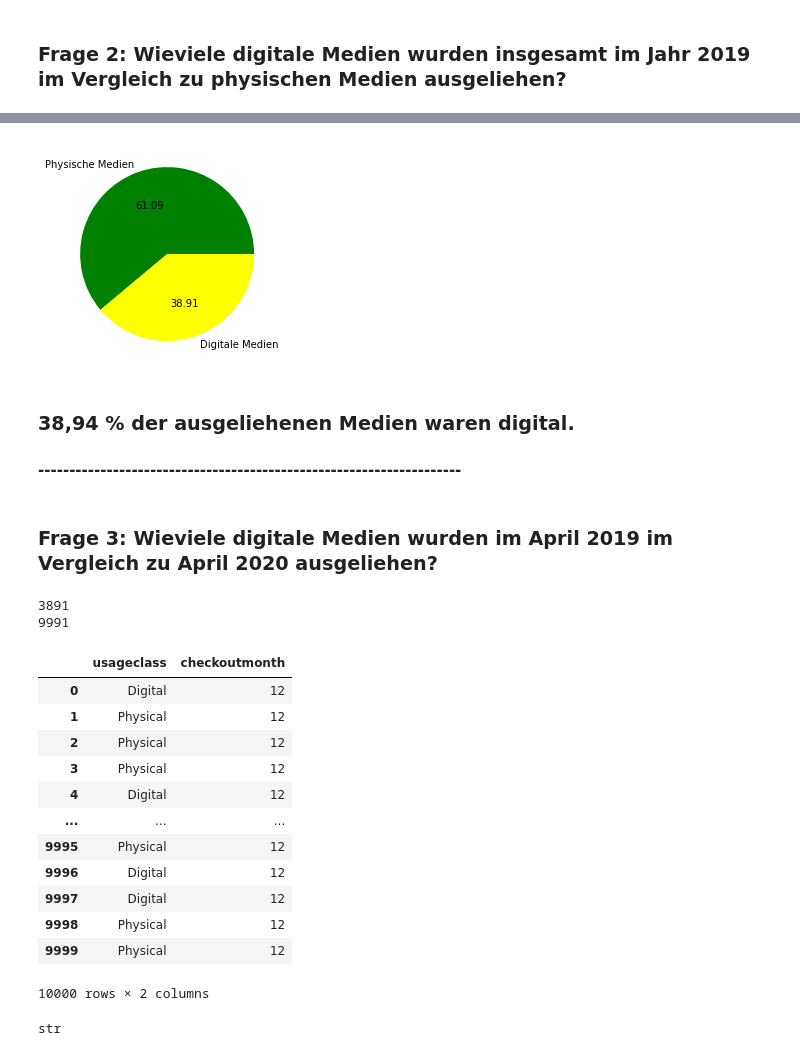
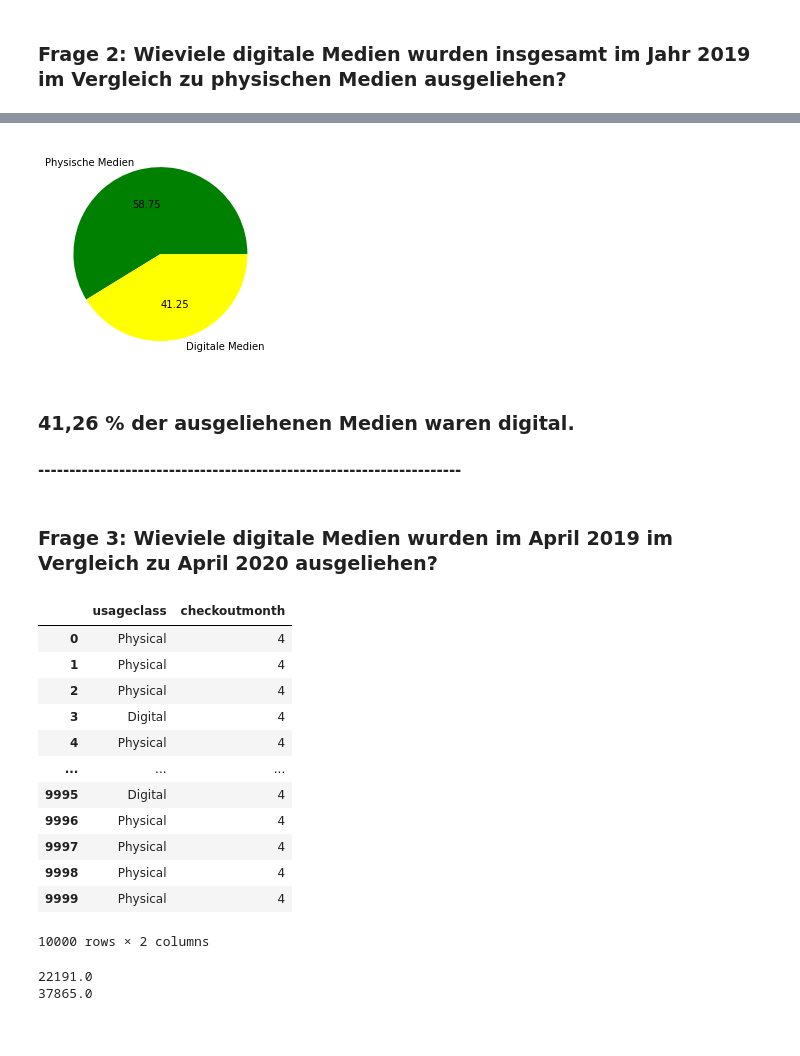
Before and after one commit to BLelgemann/WPM_T9-2, a Jupyter notebook: a2_python.ipynb, the cells around one changed output, grey strips where cells are left out. Cells and saved outputs as stored; diff of their text form; code cells hidden in the pictures.

Commit message:
Python-Script Gesamtzahl der Ausleihen berechnet

```diff
--- a/a2_python.ipynb
+++ b/a2_python.ipynb
@@ -169,19 +170,28 @@ digital_2019 = checkouts_2019[checkouts_2019['usageclass'] == 'Digital'].count()
+# %%
+# Zeilen rausfiltern mit where
+
+physisch_2019_filtered = checkouts_2019.where(checkouts_2019['usageclass'] == 'Physical')
+digital_2019_filtered = checkouts_2019.where(checkouts_2019['usageclass'] == 'Digital')
+# %%
+# die Spalte checkouts rausfiltern und summieren
+physischeausleihen = physisch_2019_filtered['checkouts'].sum()
+digitaleausleihen = digital_2019_filtered['checkouts'].sum()
 # %%
 # ... und stelle nun die prozentualen Anteile in einem Kuchendiagramm dar:
 
 # Farben und Beschriftung festlegen
 kuchenfarben = ['green', 'yellow']
 items = ['Physische Medien', 'Digitale Medien']
 
 # Kuchendiagramm plotten
-plt.pie([physisch_2019, digital_2019], colors = kuchenfarben, labels = items, autopct='%.2f')
+plt.pie([physischeausleihen, digitaleausleihen], colors = kuchenfarben, labels = items, autopct='%.2f')
 
 # ... und anzeigen lassen
 plt.show()
 # %% [output]
-[figure, old version]
+[figure, new version]
 # %% [markdown]
-### 38,94 % der ausgeliehenen Medien waren digital.
+### 41,26 % der ausgeliehenen Medien waren digital.
 #### --------------------------------------------------------------------
 # %% [markdown]
 ### Frage 3: Wieviele digitale Medien wurden im April 2019 im Vergleich zu April 2020 ausgeliehen?
@@ -193,33 +198,21 @@ digital_2020 = checkouts_2020[checkouts_2020['usageclass'] == 'Digital'].count()
-# %%
-# Ich lasse mir beide Ergebnisse anzeigen:
-
-print(digital_2019)
-print(digital_2020)
-# %% [output]
-3891
-9991
 # %%
-# Nun möchte ich herausfinden, wie die Ausleihen im April der beiden Jahre unterscheiden.
+# Nun möchte ich herausfinden, wie die Ausleihen im April der beiden Jahre sich unterscheiden.
 
 # Zunächst lasse ich mir die Spalten "usageclass" und "checkoutmonth" anzeigen:
-checkouts_2019[['usageclass', 'checkoutmonth']]
+checkouts_2019apr[['usageclass', 'checkoutmonth']]
 
 # Bei der Ausgabe sehe ich, dass die Monate nach Zahlen benannt sind:
 # %% [output]
 |  | usageclass | checkoutmonth |
-| 0 | Digital | 12 |
-| 1 | Physical | 12 |
-| 2 | Physical | 12 |
-| 3 | Physical | 12 |
-| 4 | Digital | 12 |
+| 0 | Physical | 4 |
+| 1 | Physical | 4 |
+| 2 | Physical | 4 |
+| 3 | Digital | 4 |
+| 4 | Physical | 4 |
 | ... | ... | ... |
-| 9995 | Physical | 12 |
-| 9996 | Digital | 12 |
-| 9997 | Digital | 12 |
-| 9998 | Physical | 12 |
-| 9999 | Physical | 12 |
+| 9995 | Digital | 4 |
+| 9996 | Physical | 4 |
+| 9997 | Physical | 4 |
+| 9998 | Physical | 4 |
+| 9999 | Physical | 4 |
 10000 rows × 2 columns
-# %%
-type('12')
-# %% [output]
-str
@@ -225,0 +228,6 @@ str
+# %%
+print(digital_apr19)
+print(digital_apr20)
+# %% [output]
+22191.0
+37865.0
```
Also changed, not shown: parts of 28 cells of this notebook.
